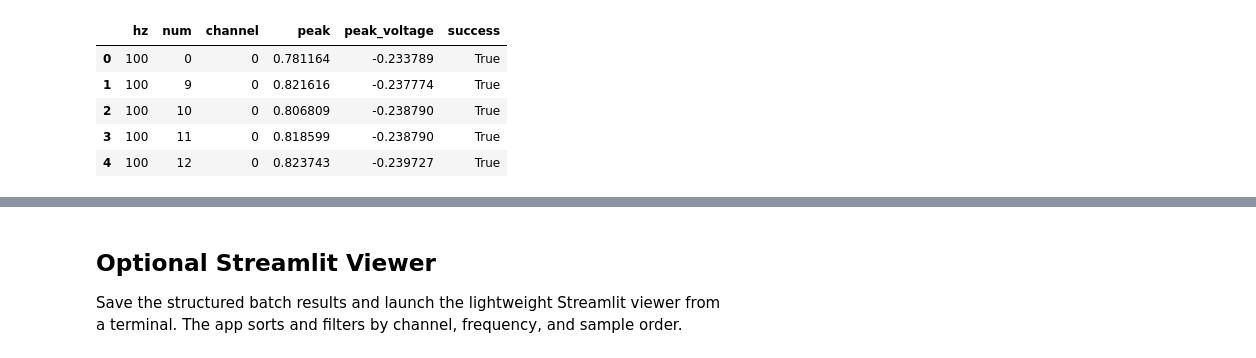
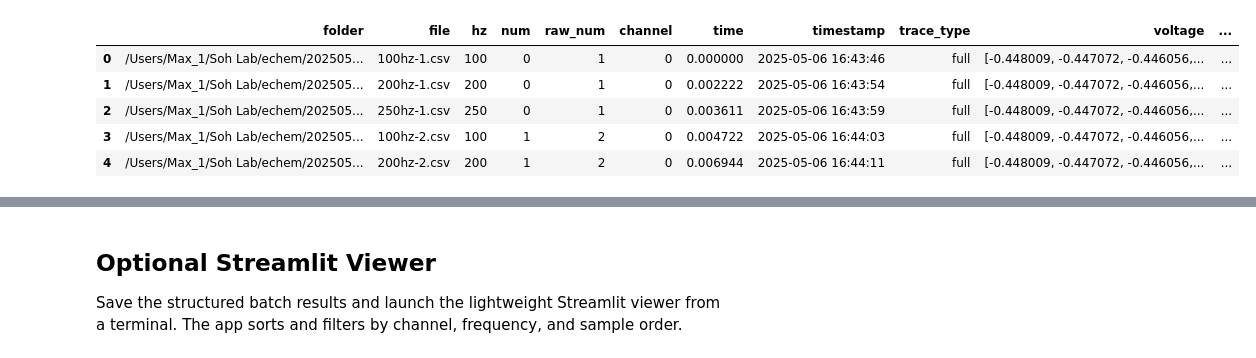
Before and after one commit to Soh-Lab/aswift, a Jupyter notebook: examples/02_csv_workflow.ipynb, the cells around one changed output, grey strips where cells are left out. Drawn from its saved outputs; the diff is of its cells as text; code cells hidden in the pictures.

```diff
--- a/examples/02_csv_workflow.ipynb
+++ b/examples/02_csv_workflow.ipynb
@@ -79,22 +52,48 @@ df.head()
-# %%
-results = fit_dataframe(
-    df,
-    method="aswift",  # or "poly_linear"
-    group_cols=["file", "hz", "num", "channel", "time"],
-    n_workers=4,
-)
-
-signal_table = results_to_signal_table(
-    results,
-    calibration_lower_idx=0,
-    calibration_upper_idx=2,
-)
-
-results[["hz", "num", "channel", "peak", "peak_voltage", "success"]].head()
-# %% [output]
-|  | hz | num | channel | peak | peak_voltage | success |
-| 0 | 100 | 0 | 0 | 0.781164 | -0.233789 | True |
-| 1 | 100 | 9 | 0 | 0.821616 | -0.237774 | True |
-| 2 | 100 | 10 | 0 | 0.806809 | -0.238790 | True |
-| 3 | 100 | 11 | 0 | 0.818599 | -0.238790 | True |
-| 4 | 100 | 12 | 0 | 0.823743 | -0.239727 | True |
+# %%
+STRUCTURED_DATA_URL = None  # e.g. "https://.../aswift_trace_table_demo.csv"
+# STRUCTURED_PATH = Path("data/aswift_trace_table_demo.csv")
+STRUCTURED_PATH = Path("/Users/Max_1/Soh Lab/echem/20250506_ATP_npAu_SELEX/01_Binding Curve/01_Binding Curve_structured_traces.csv")
+
+if STRUCTURED_DATA_URL and not STRUCTURED_PATH.exists():
+    STRUCTURED_PATH.parent.mkdir(parents=True, exist_ok=True)
+    urllib.request.urlretrieve(STRUCTURED_DATA_URL, STRUCTURED_PATH)
+
+if STRUCTURED_PATH.exists():
+    df = pd.read_csv(STRUCTURED_PATH)
+    if not isinstance(df.loc[df.index[0], "voltage"], (list, tuple, np.ndarray)):
+        df = long_form_to_trace_dataframe(
+            df,
+            group_cols=["file", "hz", "num", "channel", "time"],
+        )
+else:
+    rng = np.random.default_rng(4)
+    volts = np.linspace(-0.2, 0.6, 100)
+    rows = []
+    for hz in (150, 250):
+        for channel in range(2):
+            for num in range(8):
+                amp = 0.35 + 0.03 * num + 0.04 * channel
+                center = 0.18 + 0.015 * channel
+                background = 1.0 + 0.08 * volts + 0.0005 * num
+                peak = amp * np.exp(-0.5 * ((volts - center) / 0.05) ** 2)
+                noise = rng.normal(0.0, 0.004, size=volts.size)
+                current = background + peak + noise
+                rows.append({
+                    "file": f"{hz}hz-{num + 1}.csv",
+                    "hz": hz,
+                    "num": num,
+                    "channel": channel,
+                    "time": num * 0.25,
+                    "voltage": volts.tolist(),
+                    "current": current.tolist(),
+                })
+    df = pd.DataFrame(rows)
+
+df.head()
+# %% [output]
+|  | folder | file | hz | num | raw_num | channel | time | timestamp | trace_type | voltage | ... |
+| 0 | /Users/Max_1/Soh Lab/echem/202505... | 100hz-1.csv | 100 | 0 | 1 | 0 | 0.000000 | 2025-05-06 16:43:46 | full | [-0.448009, -0.447072, -0.446056,... | ... |
+| 1 | /Users/Max_1/Soh Lab/echem/202505... | 200hz-1.csv | 200 | 0 | 1 | 0 | 0.002222 | 2025-05-06 16:43:54 | full | [-0.448009, -0.447072, -0.446056,... | ... |
+| 2 | /Users/Max_1/Soh Lab/echem/202505... | 250hz-1.csv | 250 | 0 | 1 | 0 | 0.003611 | 2025-05-06 16:43:59 | full | [-0.448009, -0.447072, -0.446056,... | ... |
+| 3 | /Users/Max_1/Soh Lab/echem/202505... | 100hz-2.csv | 100 | 1 | 2 | 0 | 0.004722 | 2025-05-06 16:44:03 | full | [-0.448009, -0.447072, -0.446056,... | ... |
+| 4 | /Users/Max_1/Soh Lab/echem/202505... | 200hz-2.csv | 200 | 1 | 2 | 0 | 0.006944 | 2025-05-06 16:44:11 | full | [-0.448009, -0.447072, -0.446056,... | ... |
```
Also changed, not shown: parts of 6 cells of this notebook, 11 other files.
